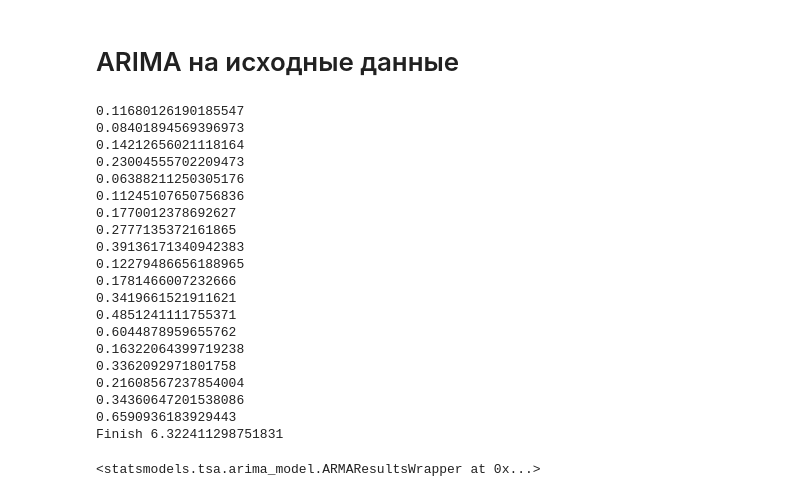
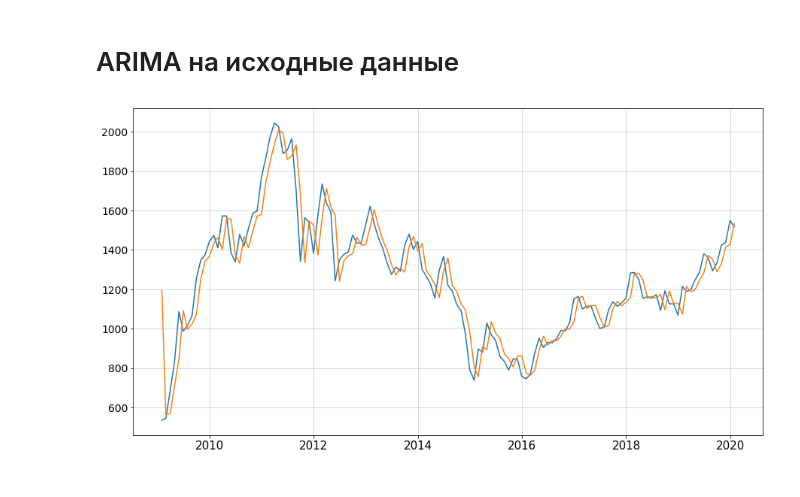
Before and after one commit to xtess16/RTSI, a Jupyter notebook: RTS_test.ipynb, the cells around one changed output. Drawn from its saved outputs; the diff is of its cells as text; code cells hidden in the pictures.

```diff
--- a/RTS_test.ipynb
+++ b/RTS_test.ipynb
@@ -462,27 +464,11 @@ del q_test, q_df
 ### Остатки полученные после тренд + ARIMA по критерию бокса-льюинга являются белым шумом
 # %% [markdown]
 # ARIMA на исходные данные
-# %%
-Arima.find_optimal_model_by_order(series.to_list(), range(5), 0, range(5), thread_count=1)
-# %% [output]
-0.11680126190185547
-0.08401894569396973
-0.14212656021118164
-0.23004555702209473
-0.06388211250305176
-0.11245107650756836
-0.1770012378692627
-0.2777135372161865
-0.39136171340942383
-0.12279486656188965
-0.1781466007232666
-0.3419661521911621
-0.4851241111755371
-0.6044878959655762
-0.16322064399719238
-0.3362092971801758
-0.21608567237854004
-0.34360647201538086
-0.6590936183929443
-Finish 6.322411298751831
-<statsmodels.tsa.arima_model.ARMAResultsWrapper at 0x...>
+# %%
+# 1 0 0 - TOП по (range(10), 0, range(10))
+arima_by_series = ARIMA(series, order=(1, 0, 0)).fit()
+# %%
+plt.plot(series)
+plt.plot(arima_by_series.fittedvalues);
+# %% [output]
+[figure, added]
```
Also changed, not shown: parts of 7 cells of this notebook, 1 other file.
